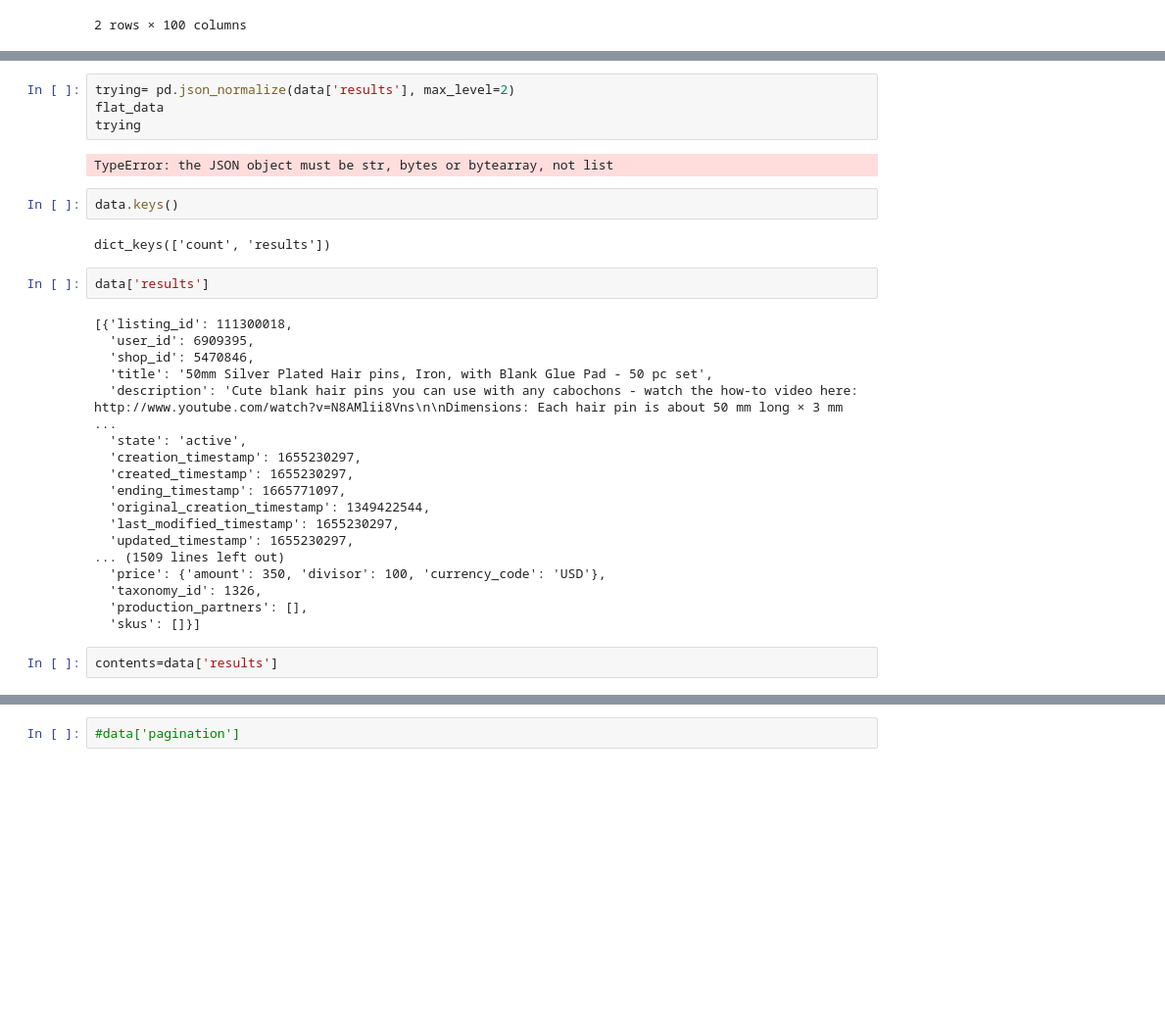
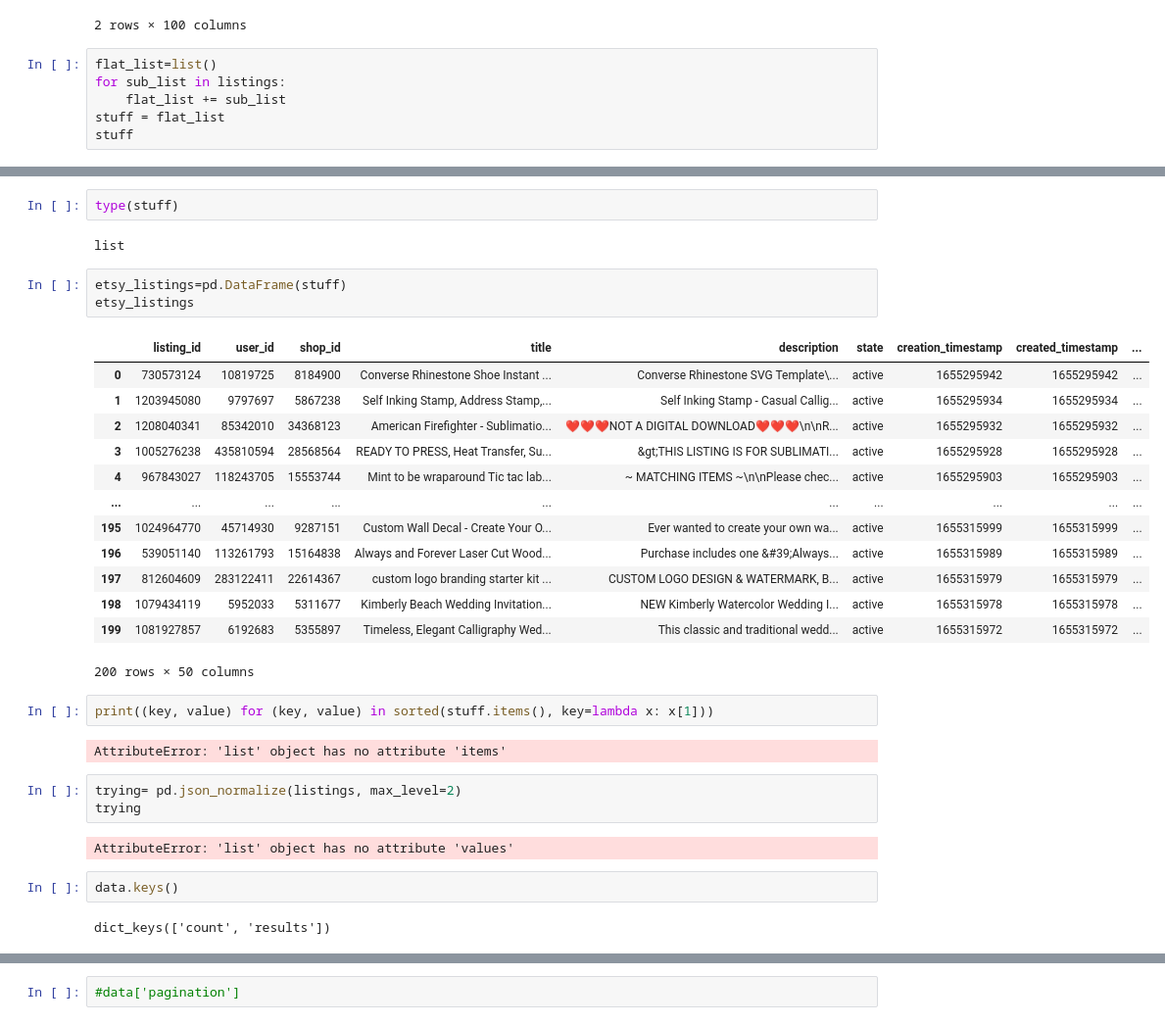
Before and after one commit to Megan1034/ETSY-CAPSTONE, a Jupyter notebook: ETSY Notebook/ETSY CAPSTONE.ipynb, the cells around one changed output, grey strips where cells are left out. Shown at 98% size. Drawn from its saved outputs; the diff is of its cells as text; blank space fills up the shorter version.

Commit message:
got it to paginate and unpack list to DF

```diff
--- a/ETSY Notebook/ETSY CAPSTONE.ipynb
+++ b/ETSY Notebook/ETSY CAPSTONE.ipynb
@@ -107,3 +111,9 @@ pd.DataFrame(listings)
 | 0 | {'listing_id': 730573124, 'user_i... | {'listing_id': 1203945080, 'user_... | {'listing_id': 1208040341, 'user_... | {'listing_id': 1005276238, 'user_... | {'listing_id': 967843027, 'user_i... | {'listing_id': 1061468360, 'user_... | {'listing_id': 633281413, 'user_i... | {'listing_id': 1022728540, 'user_... | {'listing_id': 1024338454, 'user_... | {'listing_id': 1009229226, 'user_... | ... | ... |
 | 1 | {'listing_id': 1023901216, 'user_... | {'listing_id': 533685586, 'user_i... | {'listing_id': 539499392, 'user_i... | {'listing_id': 587909821, 'user_i... | {'listing_id': 1172541922, 'user_... | {'listing_id': 723329744, 'user_i... | {'listing_id': 553488933, 'user_i... | {'listing_id': 994627517, 'user_i... | {'listing_id': 680056426, 'user_i... | {'listing_id': 878917187, 'user_i... | ... | ... |
 2 rows × 100 columns
+# %%
+flat_list=list()
+for sub_list in listings:
+    flat_list += sub_list
+stuff = flat_list
+stuff
@@ -110,32 +138,34 @@ pd.DataFrame(listings)
+# %%
+type(stuff)
+# %% [output]
+list
+# %%
+etsy_listings=pd.DataFrame(stuff)
+etsy_listings
+# %% [output]
+|  | listing_id | user_id | shop_id | title | description | state | creation_timestamp | created_timestamp | ... |
+| 0 | 730573124 | 10819725 | 8184900 | Converse Rhinestone Shoe Instant ... | Converse Rhinestone SVG Template\... | active | 1655295942 | 1655295942 | ... |
+| 1 | 1203945080 | 9797697 | 5867238 | Self Inking Stamp, Address Stamp,... | Self Inking Stamp - Casual Callig... | active | 1655295934 | 1655295934 | ... |
+| 2 | 1208040341 | 85342010 | 34368123 | American Firefighter - Sublimatio... | ❤❤❤NOT A DIGITAL DOWNLOAD❤❤❤\n\nR... | active | 1655295932 | 1655295932 | ... |
+| 3 | 1005276238 | 435810594 | 28568564 | READY TO PRESS, Heat Transfer, Su... | &gt;THIS LISTING IS FOR SUBLIMATI... | active | 1655295928 | 1655295928 | ... |
+| 4 | 967843027 | 118243705 | 15553744 | Mint to be wraparound Tic tac lab... | ~ MATCHING ITEMS ~\n\nPlease chec... | active | 1655295903 | 1655295903 | ... |
+| ... | ... | ... | ... | ... | ... | ... | ... | ... | ... |
+| 195 | 1024964770 | 45714930 | 9287151 | Custom Wall Decal - Create Your O... | Ever wanted to create your own wa... | active | 1655315999 | 1655315999 | ... |
+| 196 | 539051140 | 113261793 | 15164838 | Always and Forever Laser Cut Wood... | Purchase includes one &#39;Always... | active | 1655315989 | 1655315989 | ... |
+| 197 | 812604609 | 283122411 | 22614367 | custom logo branding starter kit ... | CUSTOM LOGO DESIGN & WATERMARK, B... | active | 1655315979 | 1655315979 | ... |
+| 198 | 1079434119 | 5952033 | 5311677 | Kimberly Beach Wedding Invitation... | NEW Kimberly Watercolor Wedding I... | active | 1655315978 | 1655315978 | ... |
+| 199 | 1081927857 | 6192683 | 5355897 | Timeless, Elegant Calligraphy Wed... | This classic and traditional wedd... | active | 1655315972 | 1655315972 | ... |
+200 rows × 50 columns
+# %%
+print((key, value) for (key, value) in sorted(stuff.items(), key=lambda x: x[1]))
+# %% [output]
+AttributeError: 'list' object has no attribute 'items'
 # %%
-trying= pd.json_normalize(data['results'], max_level=2)
-flat_data
+trying= pd.json_normalize(listings, max_level=2)
 trying
 # %% [output]
-TypeError: the JSON object must be str, bytes or bytearray, not list
+AttributeError: 'list' object has no attribute 'values'
 # %%
 data.keys()
 # %% [output]
 dict_keys(['count', 'results'])
-# %%
-data['results']
-# %% [output]
-[{'listing_id': 111300018,
-  'user_id': 6909395,
-  'shop_id': 5470846,
-  'title': '50mm Silver Plated Hair pins, Iron, with Blank Glue Pad - 50 pc set',
-  'description': 'Cute blank hair pins you can use with any cabochons - watch the how-to video here: http://www.youtube.com/watch?v=N8AMlii8Vns\n\nDimensions: Each hair pin is about 50 mm long × 3 mm  ...
-  'state': 'active',
-  'creation_timestamp': 1655230297,
-  'created_timestamp': 1655230297,
-  'ending_timestamp': 1665771097,
-  'original_creation_timestamp': 1349422544,
-  'last_modified_timestamp': 1655230297,
-  'updated_timestamp': 1655230297,
-... (1509 lines left out)
-  'price': {'amount': 350, 'divisor': 100, 'currency_code': 'USD'},
-  'taxonomy_id': 1326,
-  'production_partners': [],
-  'skus': []}]
-# %%
-contents=data['results']
```
Also changed, not shown: parts of 6 cells of this notebook.
